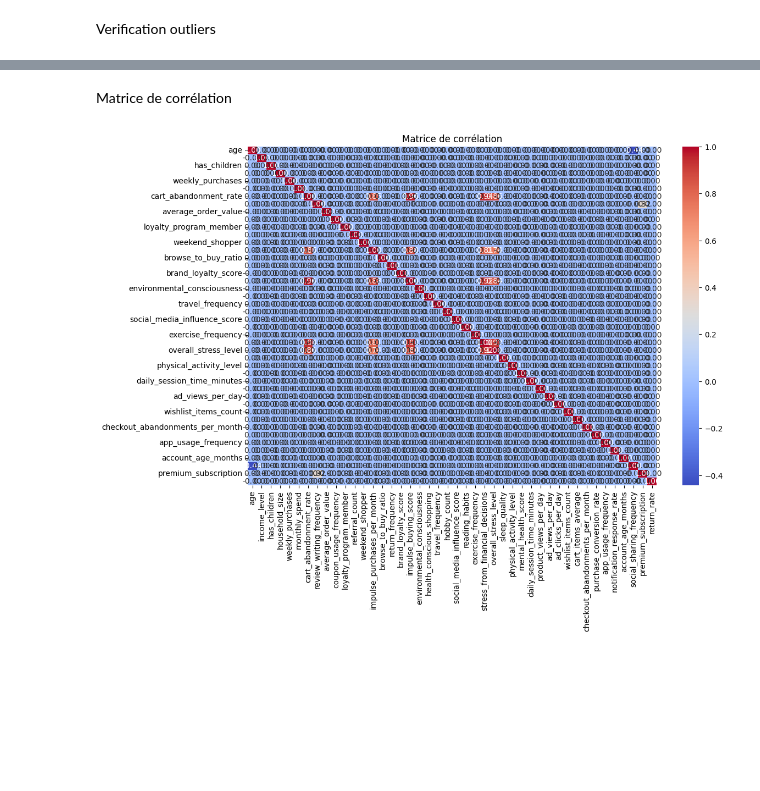
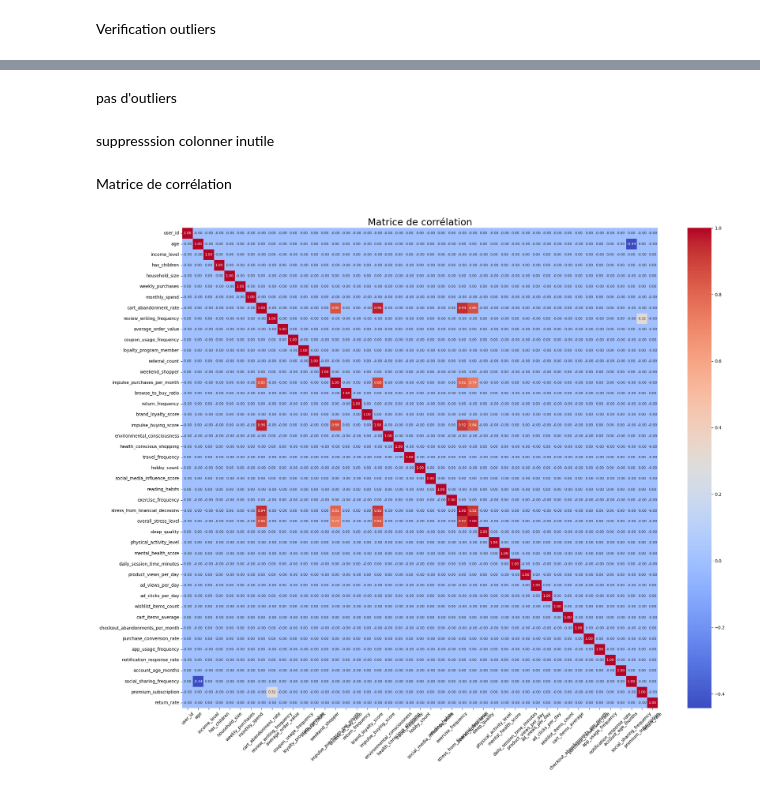
Before and after one commit to enniriss/Predict_Bitcoin, a Jupyter notebook: src/analyse.ipynb, the cells around one changed output, grey strips where cells are left out. Drawn from its saved outputs; the diff is of its cells as text; code cells hidden in the pictures; blank space fills up the shorter version.

```diff
--- a/src/analyse.ipynb
+++ b/src/analyse.ipynb
@@ -72 +83,3 @@ for col in colonnes_numeriques:
+# %% [markdown]
+pas d'outliers
 # %%
@@ -74,13 +87,23 @@ for col in colonnes_numeriques:
 if 'user_id' in df.columns:
     df = df.drop(columns=['user_id'])
+# %% [markdown]
+suppresssion colonner inutile
 # %% [markdown]
 Matrice de corrélation
 # %%
-
-plt.figure(figsize=(12, 8))
+plt.figure(figsize=(22, 18))
 corr_matrix = df.corr(numeric_only=True)
-sns.heatmap(corr_matrix, annot=True, cmap='coolwarm', fmt=".2f")
-plt.title("Matrice de corrélation")
+sns.heatmap(
+    corr_matrix,
+    annot=True,
+    cmap='coolwarm',
+    fmt=".2f",
+    annot_kws={"size": 8}
+)
+plt.title("Matrice de corrélation", fontsize=22)
+plt.xticks(fontsize=10, rotation=45)
+plt.yticks(fontsize=10, rotation=0)
+plt.tight_layout()
 plt.show()
 # %% [output]
-[figure, old version]
+[figure, new version]
```
Also changed, not shown: parts of 10 cells of this notebook, 1 other file.
